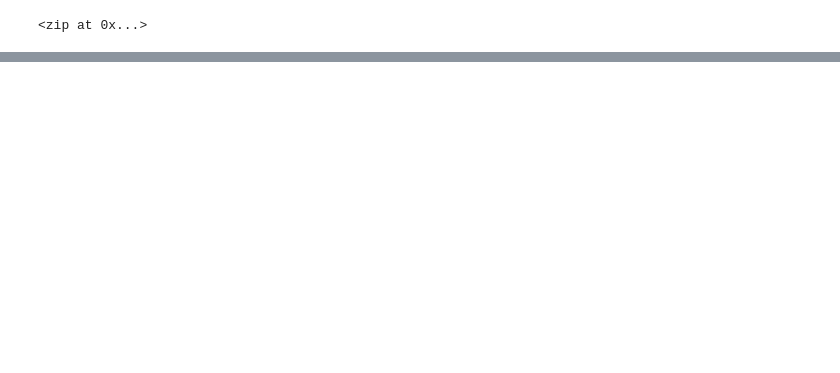
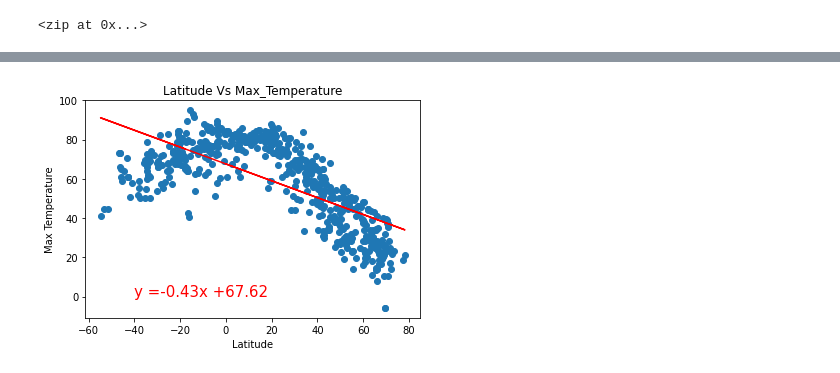
Before and after one commit to hariniv22/World_Weather_Analysis, a Jupyter notebook: WeatherPy.ipynb, the cells around one changed output, grey strips where cells are left out. Saved outputs shown, nothing was run; the diff lists cells and outputs as text; code cells hidden in the pictures; blank space fills up the shorter version.

Commit message:
Updated Weather Data

```diff
--- a/WeatherPy.ipynb
+++ b/WeatherPy.ipynb
@@ -228,0 +282,21 @@ plt.show()
+# %%
+# Create a function to create perform linear regression on the weather data
+# and plot a regression line and the equation with the data.
+def plot_linear_regression (x_values, y_values,title,y_label,text_coordinates):
+    (slope, intercept, r_value, p_value, std_err) = linregress(x_values, y_values)
+    line_eq = "y =" + str(round(slope, 2)) + "x +" + str(round(intercept, 2))
+    regress_values = [(slope*x) + intercept for x in x_values]
+    # Create a scatter plot of the x and y values.
+    plt.scatter(x_values, y_values)
+    # Plot the regression line with the x-values and the y coordinates based on the intercept and slope.
+    plt.plot(x_values, regress_values, "r")
+    # Annotate the text for the line equation and add its coordinates.
+    plt.annotate(line_eq,text_coordinates, fontsize=15, color="red")
+    plt.xlabel("Latitude")
+    plt.title(title)
+    plt.ylabel(y_label)
+    plt.show()
+# %%
+plot_linear_regression(lats,max_temps,"Latitude Vs Max_Temperature", "Max Temperature", (-40,0))
+# %% [output]
+[figure, added]
```
Also changed, not shown: parts of 29 cells of this notebook, 6 other files.
